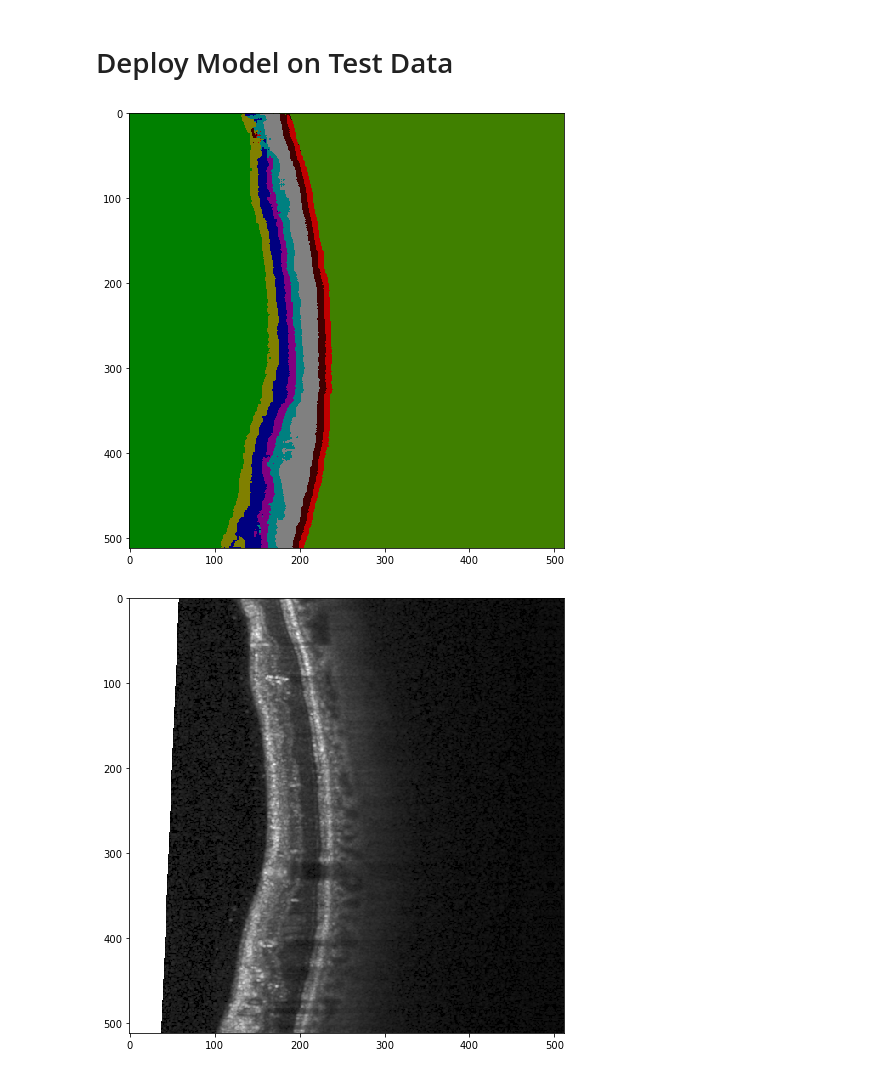
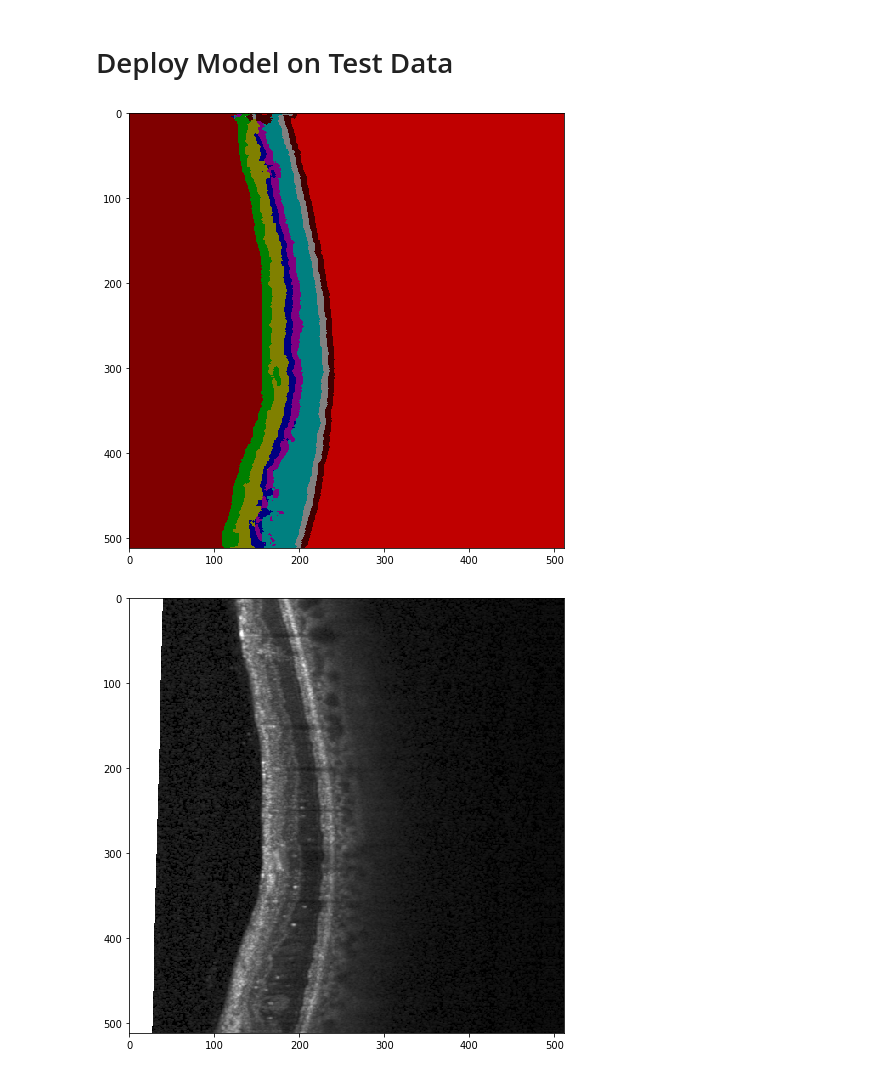
Before and after one commit to ai-med/relaynet_pytorch, a Jupyter notebook: Run_ReLayNet.ipynb, the cells around one changed output. Cells and saved outputs as stored; diff of their text form; code cells hidden in the pictures.

```diff
--- a/Run_ReLayNet.ipynb
+++ b/Run_ReLayNet.ipynb
@@ -95,8 +95,8 @@ SEG_LABELS_LIST = [
     {"id": 5, "name": "ONL-ISM: Outer Nuclear layer to Inner segment myeloid", "rgb_values": [0, 128, 128]},
     {"id": 6, "name": "ISE: Inner segment ellipsoid", "rgb_values": [128, 128, 128]},
     {"id": 7, "name": "OS-RPE: Outer segment to Retinal pigment epithelium", "rgb_values": [64, 0, 0]},
-    {"id": 8, "name": "Region below RPE (RbR)", "rgb_values": [192, 0, 0]},
-    {"id": 9, "name": "Fluid region", "rgb_values": [64, 128, 0]}];
+    {"id": 8, "name": "Region below RPE (RbR)", "rgb_values": [192, 0, 0]}];
+    #{"id": 9, "name": "Fluid region", "rgb_values": [64, 128, 0]}];
 
 def label_img_to_rgb(label_img):
     label_img = np.squeeze(label_img)
@@ -113,20 +113,21 @@ def label_img_to_rgb(label_img):
     return label_img_rgb.astype(np.uint8)
 # %%
 import matplotlib.pyplot as plt
+import torch.nn.functional as F
 
-relaynet_model =  torch.load('models/relaynet_good_new.model')
-out = relaynet_model(Variable(torch.Tensor(test_data.X[11:12]).cuda(),volatile=True))
+relaynet_model =  torch.load('models/Exp01/relaynet_epoch20.model')
+out = relaynet_model(Variable(torch.Tensor(test_data.X[12:13]).cuda(),volatile=True))
+out = F.softmax(out,dim=1)
 max_val, idx = torch.max(out,1)
 idx = idx.data.cpu().numpy()
-#idx = np.squeeze((idx * 100) % 256).astype('uint8')
 idx = label_img_to_rgb(idx)
 plt.imshow(idx)
 plt.show()
 
-img_test = test_data.X[11:12]
+img_test = test_data.X[12:13]
 img_test = np.squeeze(img_test)
 plt.imshow(img_test)
 plt.show()
 # %% [output]
-[figure, old version]
+[figure, new version]
-[figure, old version]
+[figure, new version]
```
Also changed, not shown: parts of 4 cells of this notebook, 4 other files.
